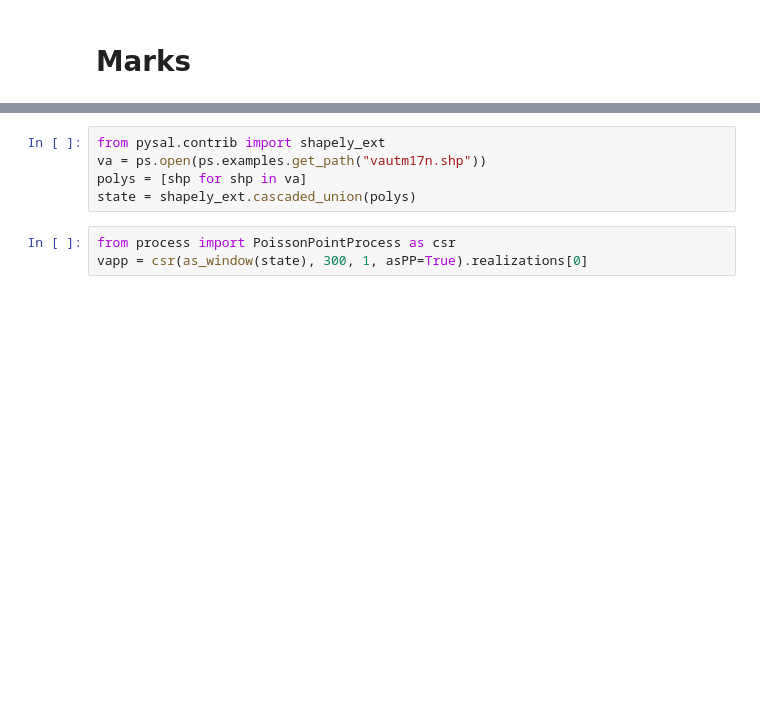
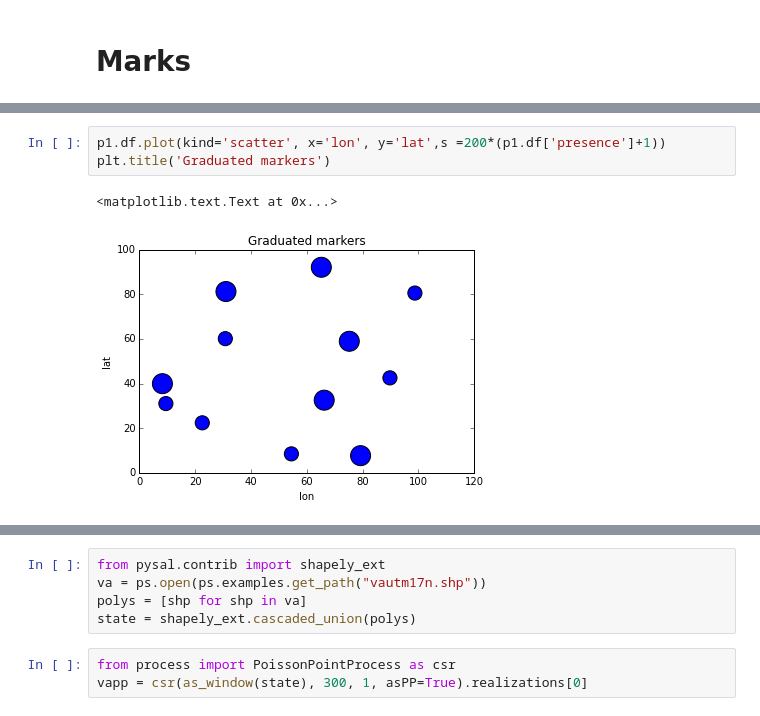
Before and after one commit to pysal/pointpats, a Jupyter notebook: pointpattern.ipynb, the cells around one changed output, grey strips where cells are left out. Drawn from its saved outputs; the diff is of its cells as text; blank space fills up the shorter version.

```diff
--- a/pointpattern.ipynb
+++ b/pointpattern.ipynb
@@ -87,0 +99,6 @@ p3.plot()
+# %%
+p1.df.plot(kind='scatter', x='lon', y='lat',s =200*(p1.df['presence']+1))
+plt.title('Graduated markers')
+# %% [output]
+<matplotlib.text.Text at 0x...>
+[figure, added]
```
Also changed, not shown: parts of 35 cells of this notebook, 4 other files.
